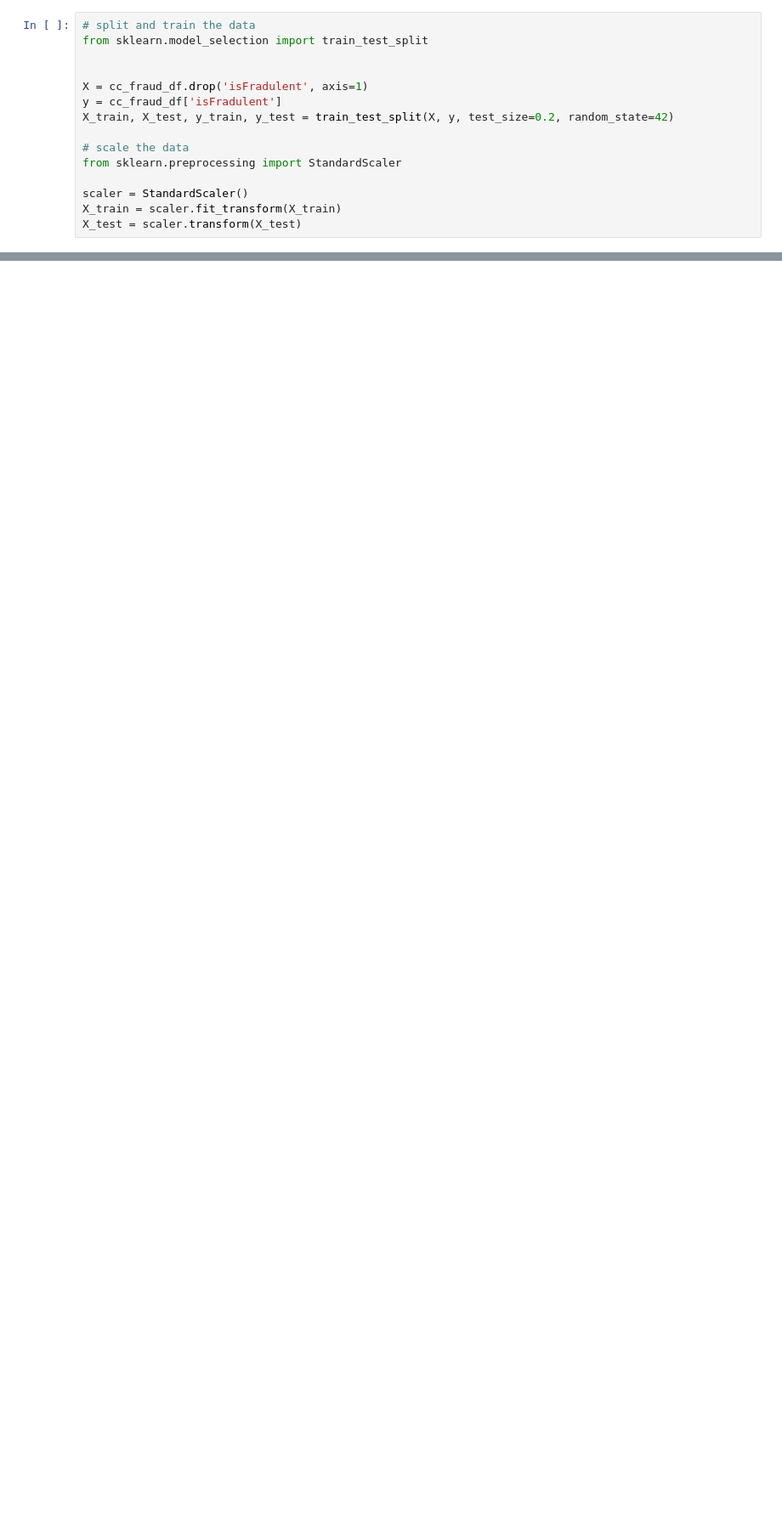
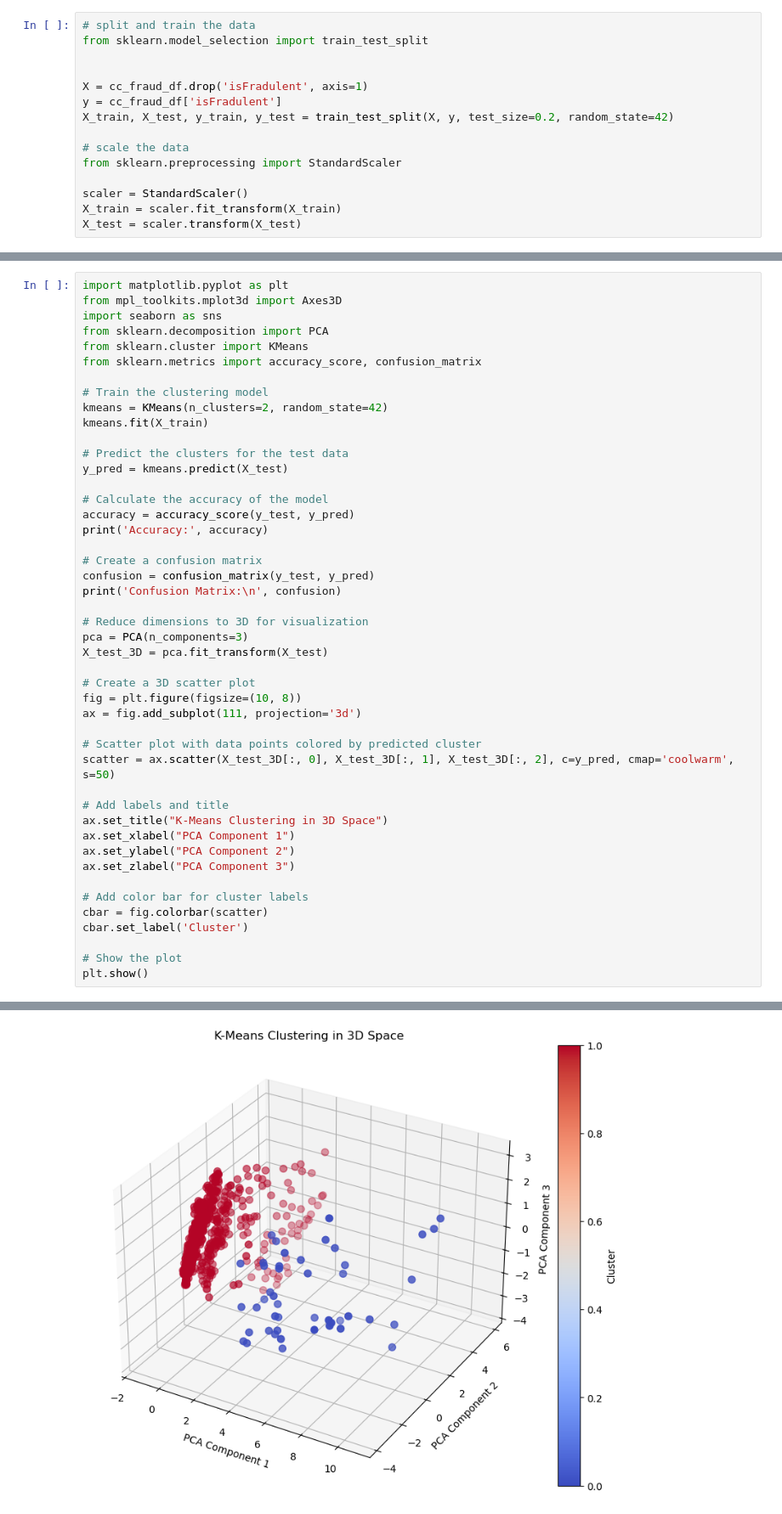
Before and after one commit to clarktommie/creditcardAbtract, a Jupyter notebook: creditCardFraud.ipynb, the cells around one changed output, grey strips where cells are left out. Shown at 85% size. Cells and saved outputs as stored; diff of their text form; blank space fills up the shorter version.

```diff
--- a/creditCardFraud.ipynb
+++ b/creditCardFraud.ipynb
@@ -200,3 +191,50 @@ Confusion Matrix:
  [[ 17 495]
  [ 29  74]]
 [figure]
+# %%
+import matplotlib.pyplot as plt
+from mpl_toolkits.mplot3d import Axes3D
+import seaborn as sns
+from sklearn.decomposition import PCA
+from sklearn.cluster import KMeans
+from sklearn.metrics import accuracy_score, confusion_matrix
+
+# Train the clustering model
+kmeans = KMeans(n_clusters=2, random_state=42)
+kmeans.fit(X_train)
+
+# Predict the clusters for the test data
+y_pred = kmeans.predict(X_test)
+
+# Calculate the accuracy of the model
+accuracy = accuracy_score(y_test, y_pred)
+print('Accuracy:', accuracy)
+
+# Create a confusion matrix
+confusion = confusion_matrix(y_test, y_pred)
+print('Confusion Matrix:\n', confusion)
+
+# Reduce dimensions to 3D for visualization
+pca = PCA(n_components=3)
+X_test_3D = pca.fit_transform(X_test)
+
+# Create a 3D scatter plot
+fig = plt.figure(figsize=(10, 8))
+ax = fig.add_subplot(111, projection='3d')
+
+# Scatter plot with data points colored by predicted cluster
+scatter = ax.scatter(X_test_3D[:, 0], X_test_3D[:, 1], X_test_3D[:, 2], c=y_pred, cmap='coolwarm', s=50)
+
+# Add labels and title
+ax.set_title("K-Means Clustering in 3D Space")
+ax.set_xlabel("PCA Component 1")
+ax.set_ylabel("PCA Component 2")
+ax.set_zlabel("PCA Component 3")
+
+# Add color bar for cluster labels
+cbar = fig.colorbar(scatter)
+cbar.set_label('Cluster')
+
+# Show the plot
+plt.show()
+# %% [output]
@@ -202,0 +245 @@ Confusion Matrix:
+[figure, added]
```
Also changed, not shown: parts of 3 cells of this notebook.
